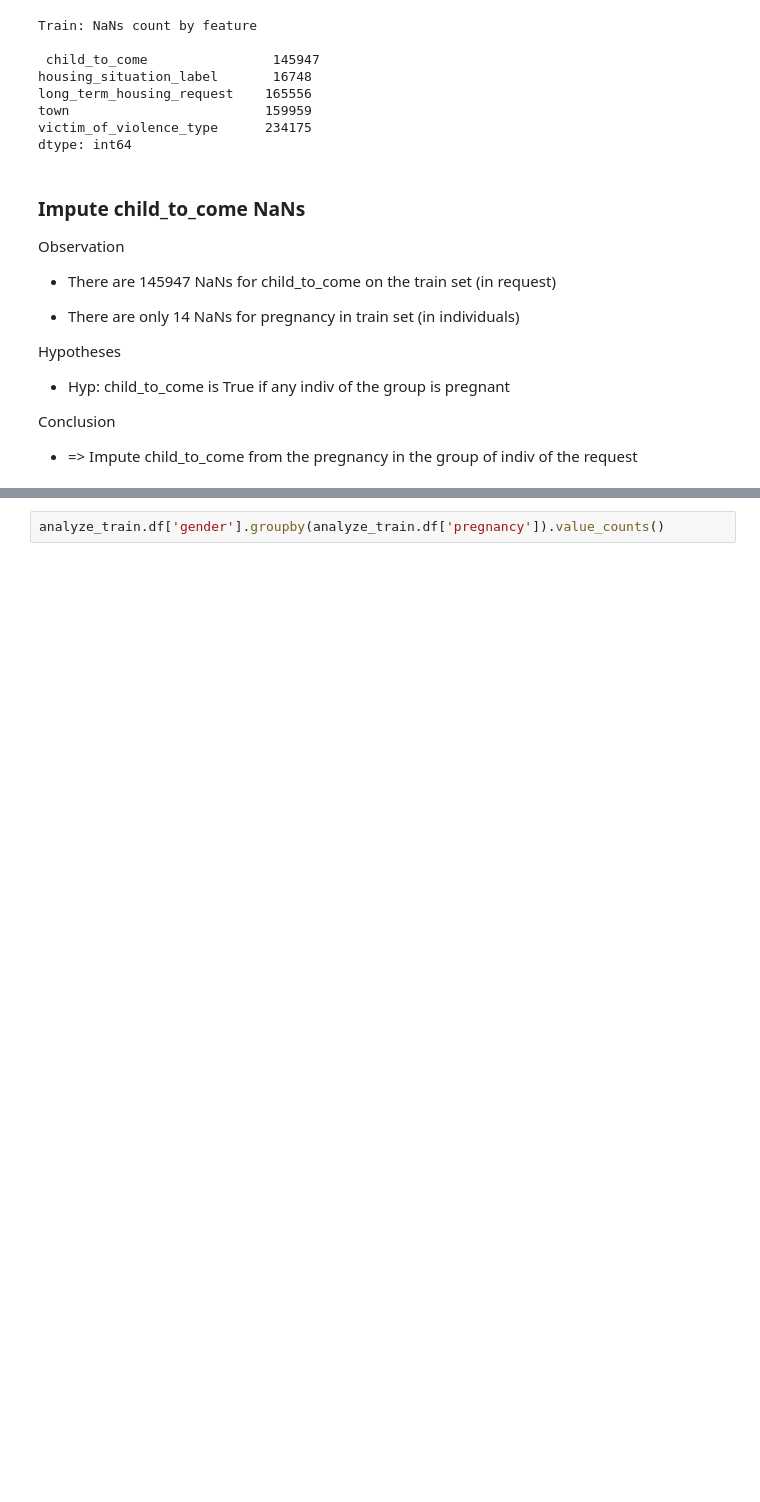
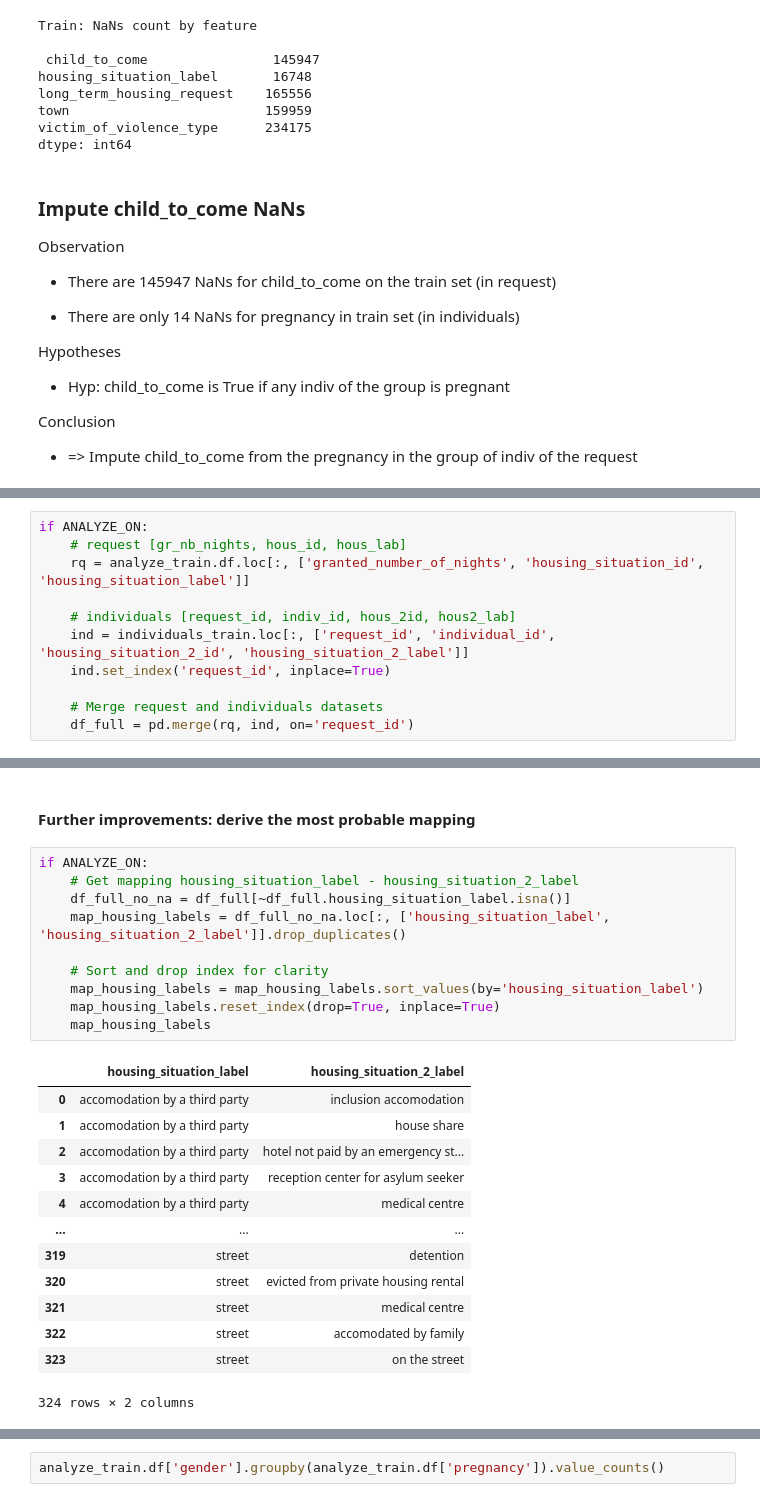
Before and after one commit to AlexisBogroff/Contests, a Jupyter notebook: Predictions/Emergency_housing/data_exploration.ipynb, the cells around one changed output, grey strips where cells are left out. Saved outputs shown, nothing was run; the diff lists cells and outputs as text; blank space fills up the shorter version.

```diff
--- a/Predictions/Emergency_housing/data_exploration.ipynb
+++ b/Predictions/Emergency_housing/data_exploration.ipynb
@@ -234,0 +327,11 @@ array([200,  10, 100, 170,  50, 120, 130, 160, 140,  80,  40, 220,  70,
+# %%
+if ANALYZE_ON:
+    # request [gr_nb_nights, hous_id, hous_lab]
+    rq = analyze_train.df.loc[:, ['granted_number_of_nights', 'housing_situation_id', 'housing_situation_label']]
+
+    # individuals [request_id, indiv_id, hous_2id, hous2_lab]
+    ind = individuals_train.loc[:, ['request_id', 'individual_id', 'housing_situation_2_id', 'housing_situation_2_label']]
+    ind.set_index('request_id', inplace=True)
+
+    # Merge request and individuals datasets
+    df_full = pd.merge(rq, ind, on='request_id')
@@ -234,0 +410,26 @@ array([200,  10, 100, 170,  50, 120, 130, 160, 140,  80,  40, 220,  70,
+# %% [markdown]
+#### Further improvements: derive the most probable mapping
+# %%
+if ANALYZE_ON:
+    # Get mapping housing_situation_label - housing_situation_2_label
+    df_full_no_na = df_full[~df_full.housing_situation_label.isna()]
+    map_housing_labels = df_full_no_na.loc[:, ['housing_situation_label', 'housing_situation_2_label']].drop_duplicates()
+
+    # Sort and drop index for clarity
+    map_housing_labels = map_housing_labels.sort_values(by='housing_situation_label')
+    map_housing_labels.reset_index(drop=True, inplace=True)
+    map_housing_labels
+# %% [output]
+|  | housing_situation_label | housing_situation_2_label |
+| 0 | accomodation by a third party | inclusion accomodation |
+| 1 | accomodation by a third party | house share |
+| 2 | accomodation by a third party | hotel not paid by an emergency st... |
+| 3 | accomodation by a third party | reception center for asylum seeker |
+| 4 | accomodation by a third party | medical centre |
+| ... | ... | ... |
+| 319 | street | detention |
+| 320 | street | evicted from private housing rental |
+| 321 | street | medical centre |
+| 322 | street | accomodated by family |
+| 323 | street | on the street |
+324 rows × 2 columns
```
Also changed, not shown: parts of 40 cells of this notebook.
